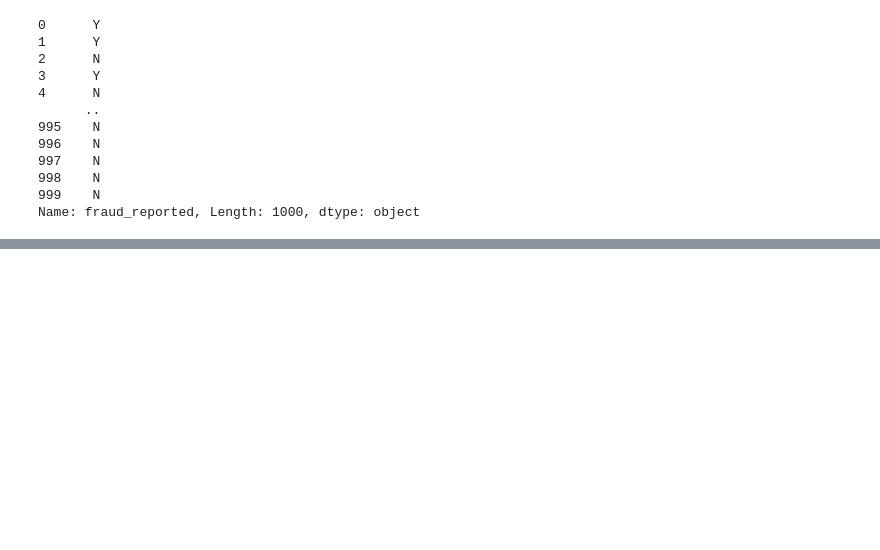
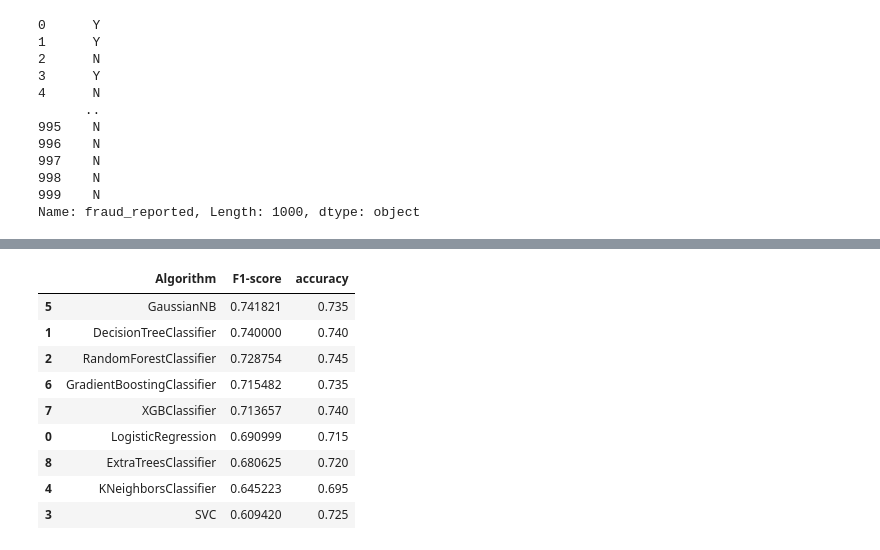
Before and after one commit to gbiamgaurav/insurance_claims, a Jupyter notebook: notebook/model_training.ipynb, the cells around one changed output, grey strips where cells are left out. Cells and saved outputs as stored; diff of their text form; code cells hidden in the pictures; blank space fills up the shorter version.

Commit message:
model training completed

```diff
--- a/notebook/model_training.ipynb
+++ b/notebook/model_training.ipynb
@@ -133,0 +240,4 @@ Name: fraud_reported, Length: 1000, dtype: object
+# %%
+X_train = transformer.fit_transform(X_train)
+# %%
+X_test = transformer.transform(X_test)
@@ -133,0 +304,2 @@ Name: fraud_reported, Length: 1000, dtype: object
+# %%
+fit_classification_models(X_train, y_train)
@@ -133,0 +341,25 @@ Name: fraud_reported, Length: 1000, dtype: object
+# %%
+
+# Define a list of algorithms
+algorithms = [LogisticRegression(), DecisionTreeClassifier(), RandomForestClassifier(),
+              SVC(), KNeighborsClassifier(), GaussianNB(), GradientBoostingClassifier(),
+              XGBClassifier(), ExtraTreesClassifier()]
+
+
+# Fit models on the training data
+results = []
+for algo in algorithms:
+    algo.fit(X_train, y_train)
+
+    # Predict on the test data
+    y_pred = algo.predict(X_test)
+
+    # Evaluate performance of model
+    f1 = f1_score(y_test, y_pred, average='weighted')
+    acc = accuracy_score(y_test, y_pred)
+    result = {'Algorithm': type(algo).__name__, 'F1-score': f1, 'accuracy': acc}
+    results.append(result)
+
+# Convert results to a DataFrame and sort by F1-score
+results_df = pd.DataFrame(results).sort_values(by='F1-score', ascending=False)
+print(results_df)
@@ -133,0 +377,13 @@ Name: fraud_reported, Length: 1000, dtype: object
+# %%
+results_df
+# %% [output]
+|  | Algorithm | F1-score | accuracy |
+| 5 | GaussianNB | 0.741821 | 0.735 |
+| 1 | DecisionTreeClassifier | 0.740000 | 0.740 |
+| 2 | RandomForestClassifier | 0.728754 | 0.745 |
+| 6 | GradientBoostingClassifier | 0.715482 | 0.735 |
+| 7 | XGBClassifier | 0.713657 | 0.740 |
+| 0 | LogisticRegression | 0.690999 | 0.715 |
+| 8 | ExtraTreesClassifier | 0.680625 | 0.720 |
+| 4 | KNeighborsClassifier | 0.645223 | 0.695 |
+| 3 | SVC | 0.609420 | 0.725 |
```
Also changed, not shown: parts of 20 cells of this notebook, 4 other files.
